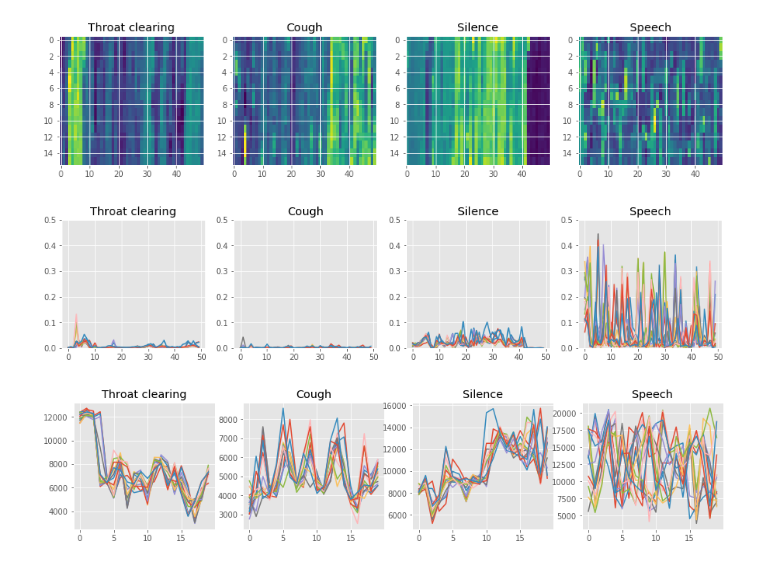
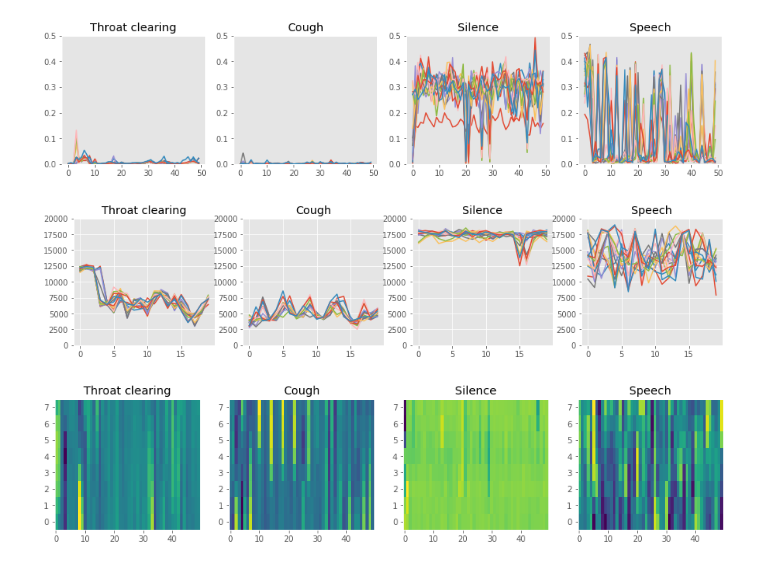
Before and after one commit to sspathak/SocialSafety, a Jupyter notebook: ML/filter_visualization.ipynb, the cells around one changed output. Saved outputs shown, nothing was run; the diff lists cells and outputs as text; code cells hidden in the pictures.

```diff
--- a/ML/filter_visualization.ipynb
+++ b/ML/filter_visualization.ipynb
@@ -17,13 +17,13 @@ matplotlib.style.use('ggplot')
 
 filename_array = ["../CSVs/cough-data-throatclearing-2.csv",
                   "../CSVs/cough-data-cough-2.csv",
-                  "../CSVs/cough-data-silence-2.csv",
+                  "../CSVs/cough-data-silence-0.csv",
                   "../CSVs/cough-data-speech-1.csv",
                  ]
 file_array_array = []
 for file in filename_array:
     file_as_array = np.genfromtxt(file, delimiter=",")
-    file_array_array.append(file_as_array)
+    file_array_array.append(file_as_array[:,1:])
 
 fig1 = plt.figure(figsize=(15, 3))
 ax1 = fig1.add_subplot(141)
@@ -40,7 +40,7 @@ count = 0
 
 count = 0
 for fil_arr in file_array_array:
-    axes[count].plot(range(len(fil_arr[4])), fil_arr[4])
+    axes[count].plot(range(len(fil_arr[7])), fil_arr[7])
     count +=1
 plt.show()
 # %% [output]
@@ -68,6 +68,8 @@ for fil_arr in file_array_array:
         mfcc.extend(np.swapaxes(mfcc_arr, 1, 0))
     mfcc = np.swapaxes(mfcc, 1, 0)
     axes[count].imshow(mfcc, aspect="auto")
+    axes[count].grid(False)
+    axes[count].invert_yaxis()
     count +=1
 plt.show()
 # %% [output]
@@ -75,6 +77,5 @@ plt.show()
 # %%
 #Plot power spectral density
-
 fig1 = plt.figure(figsize=(15, 3))
 ax1 = fig1.add_subplot(141)
 ax2 = fig1.add_subplot(142)
@@ -84,7 +85,6 @@ ax1.title.set_text("Throat clearing")
 ax2.title.set_text("Cough")
 ax3.title.set_text("Silence")
 ax4.title.set_text("Speech")
-
 axes = [ax1, ax2, ax3, ax4]
 count = 0
 
@@ -92,11 +92,11 @@ for fil_arr in file_array_array:
     psd = []
     for index in range(10,50):
         psd_arr = feature_extractors.power_spectral_density.get_feature_vector(fil_arr[index])[0]
-#         print(psd_arr)
         psd.append(psd_arr)
-#         psd.extend(np.swapaxes(psd_arr, 1, 0))
     psd = np.swapaxes(psd, 1, 0)
     axes[count].imshow(psd[0:25], aspect="auto")
+    axes[count].grid(False)
+    axes[count].invert_yaxis()
     count +=1
 plt.show()
 # %% [output]
@@ -139,5 +138,5 @@ plt.show()
 # %%
-# Plot spectral centroids
+# Plot spectral flatness
 
 fig1 = plt.figure(figsize=(15, 3))
 ax1 = fig1.add_subplot(141)
@@ -149,28 +148,29 @@ ax2.title.set_text("Cough")
 ax3.title.set_text("Silence")
 ax4.title.set_text("Speech")
 
-# y_limit = 10 ** 8
-# ax1.set_ylim([0,y_limit])
-# ax2.set_ylim([0,y_limit])
-# ax3.set_ylim([0,y_limit])
-# ax4.set_ylim([0,y_limit])
+y_limit = 0.5
+ax1.set_ylim([0,y_limit])
+ax2.set_ylim([0,y_limit])
+ax3.set_ylim([0,y_limit])
+ax4.set_ylim([0,y_limit])
 
 axes = [ax1, ax2, ax3, ax4]
 count = 0
 
 for fil_arr in file_array_array:
-    centroid = []
+    flatness = []
     for index in range(0,50):
-        centroid_arr = feature_extractors.spectral_centroid.get_feature_vector(fil_arr[index])[0]
-        centroid.append(centroid_arr[0])
-    centroid = np.swapaxes(centroid, 1, 0)
-    axes[count].imshow(centroid, aspect="auto")
+        flatness_arr = feature_extractors.spectral_flatness.get_feature_vector(fil_arr[index])[0]
+        flatness.append(flatness_arr[0])
+    centroid = np.swapaxes(flatness, 1, 0)
+#     axes[count].imshow(flatness, aspect="auto")
+    axes[count].grid(False)
+#     axes[count].invert_yaxis()
+    axes[count].plot(flatness)
     count +=1
 # %% [output]
-[figure, old version]
+[figure, new version]
 # %%
-# Plot spectral flatness
-
 fig1 = plt.figure(figsize=(15, 3))
 ax1 = fig1.add_subplot(141)
 ax2 = fig1.add_subplot(142)
@@ -181,7 +181,7 @@ ax2.title.set_text("Cough")
 ax3.title.set_text("Silence")
 ax4.title.set_text("Speech")
 
-y_limit = 0.5
+y_limit = 20000
 ax1.set_ylim([0,y_limit])
 ax2.set_ylim([0,y_limit])
 ax3.set_ylim([0,y_limit])
@@ -192,46 +192,48 @@ count = 0
 
 for fil_arr in file_array_array:
     flatness = []
-    for index in range(0,50):
-        flatness_arr = feature_extractors.spectral_flatness.get_feature_vector(fil_arr[index])[0]
+    for index in range(5, 25):
+        flatness_arr = feature_extractors.spectral_rolloff.get_feature_vector(fil_arr[index])[0]
         flatness.append(flatness_arr[0])
-#     centroid = np.swapaxes(centroid, 1, 0)
-#     axes[count].imshow(centroid, aspect="auto")
+#     flatness = np.swapaxes(flatness, 1, 0)
+#     axes[count].imshow(flatness, aspect="auto")
     axes[count].plot(flatness)
     count +=1
 # %% [output]
-[figure, old version]
+[figure, new version]
 # %%
 fig1 = plt.figure(figsize=(15, 3))
 ax1 = fig1.add_subplot(141)
 ax2 = fig1.add_subplot(142)
 ax3 = fig1.add_subplot(143)
 ax4 = fig1.add_subplot(144)
 ax1.title.set_text("Throat clearing")
 ax2.title.set_text("Cough")
 ax3.title.set_text("Silence")
 ax4.title.set_text("Speech")
+# ax2 = plt.axes([0, 0.6, 1, 1])
 
 # y_limit = 0.5
 # ax1.set_ylim([0,y_limit])
 # ax2.set_ylim([0,y_limit])
 # ax3.set_ylim([0,y_limit])
 # ax4.set_ylim([0,y_limit])
 
 axes = [ax1, ax2, ax3, ax4]
 count = 0
 
 for fil_arr in file_array_array:
-    flatness = []
-    for index in range(5, 25):
-        flatness_arr = feature_extractors.spectral_rolloff.get_feature_vector(fil_arr[index])[0]
-        flatness.append(flatness_arr[0])
-#     flatness = np.swapaxes(flatness, 1, 0)
-#     axes[count].imshow(flatness, aspect="auto")
-    axes[count].plot(flatness)
+    mfcc_deltas = []
+    for index in range(0,50):
+        mfcc_deltas_arr = feature_extractors.MFCC_deltas.get_feature_vector(fil_arr[index])[0]
+        mfcc_deltas.append(mfcc_deltas_arr[0])
+    mfcc_deltas = np.swapaxes(mfcc_deltas, 1, 0)
+    axes[count].imshow(mfcc_deltas, aspect="auto")
+    axes[count].grid(False)
+    axes[count].invert_yaxis()
     count +=1
 # %% [output]
-[figure, old version]
+[figure, new version]
 # %%
 fig1 = plt.figure(figsize=(15, 3))
 ax1 = fig1.add_subplot(141)
```
Also changed, not shown: parts of 6 cells of this notebook.
